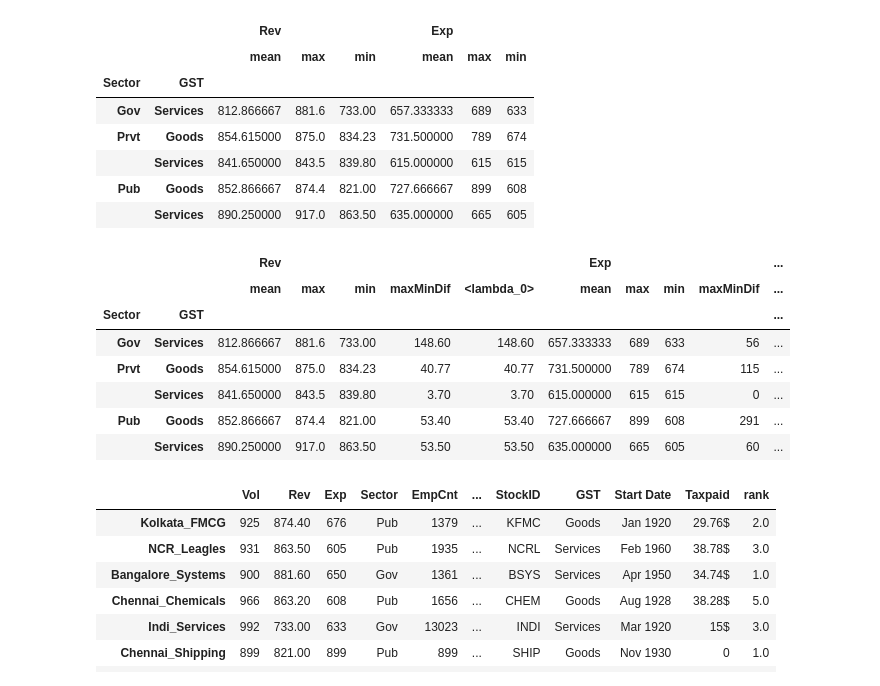
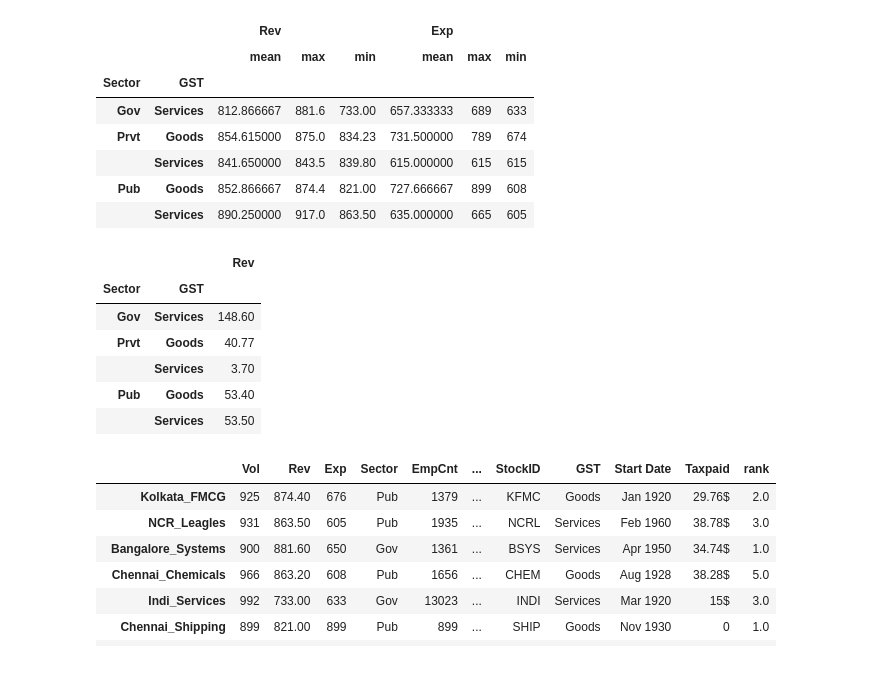
Before and after one commit to AshwinSrivathsAzista/tech, a Jupyter notebook: PythonDataScience/04Pandas.ipynb, the cells around one changed output. Cells and saved outputs as stored; diff of their text form; code cells hidden in the pictures.

```diff
--- a/PythonDataScience/04Pandas.ipynb
+++ b/PythonDataScience/04Pandas.ipynb
@@ -607,15 +603,19 @@ def maxMinDif(series):
 # %%
 # df1.groupby(by=['Sector', 'GST']) [  ['Rev', 'Exp']  ] .agg(['mean', 'max', 'min', maxMinDif])
 df1.groupby(by=['Sector', 'GST']) [  ['Rev', 'Exp']  ] .agg(['mean', 'max', 'min', maxMinDif, lambda series: series.max()-series.min()])
+
+df1.groupby(by='Sector').agg({'Rev':lambda series: series.max()-series.min()})
+
+
+df1.groupby(by=['Sector', 'GST']).agg({'Rev':lambda series: series.max()-series.min()})
 # %% [output]
-|  |  | Rev |  |  |  |  | Exp |  |  |  | ... |
-|  |  | mean | max | min | maxMinDif | <lambda_0> | mean | max | min | maxMinDif | ... |
-| Sector | GST |  |  |  |  |  |  |  |  |  | ... |
-| Gov | Services | 812.866667 | 881.6 | 733.00 | 148.60 | 148.60 | 657.333333 | 689 | 633 | 56 | ... |
-| Prvt | Goods | 854.615000 | 875.0 | 834.23 | 40.77 | 40.77 | 731.500000 | 789 | 674 | 115 | ... |
-|  | Services | 841.650000 | 843.5 | 839.80 | 3.70 | 3.70 | 615.000000 | 615 | 615 | 0 | ... |
-| Pub | Goods | 852.866667 | 874.4 | 821.00 | 53.40 | 53.40 | 727.666667 | 899 | 608 | 291 | ... |
-|  | Services | 890.250000 | 917.0 | 863.50 | 53.50 | 53.50 | 635.000000 | 665 | 605 | 60 | ... |
+|  |  | Rev |
+| Sector | GST |  |
+| Gov | Services | 148.60 |
+| Prvt | Goods | 40.77 |
+|  | Services | 3.70 |
+| Pub | Goods | 53.40 |
+|  | Services | 53.50 |
 # %%
 df1['rank'] = df1.groupby(by='Sector') ['Vol'].rank()
 df1
```
Also changed, not shown: parts of 14 cells of this notebook, 18 other files.
